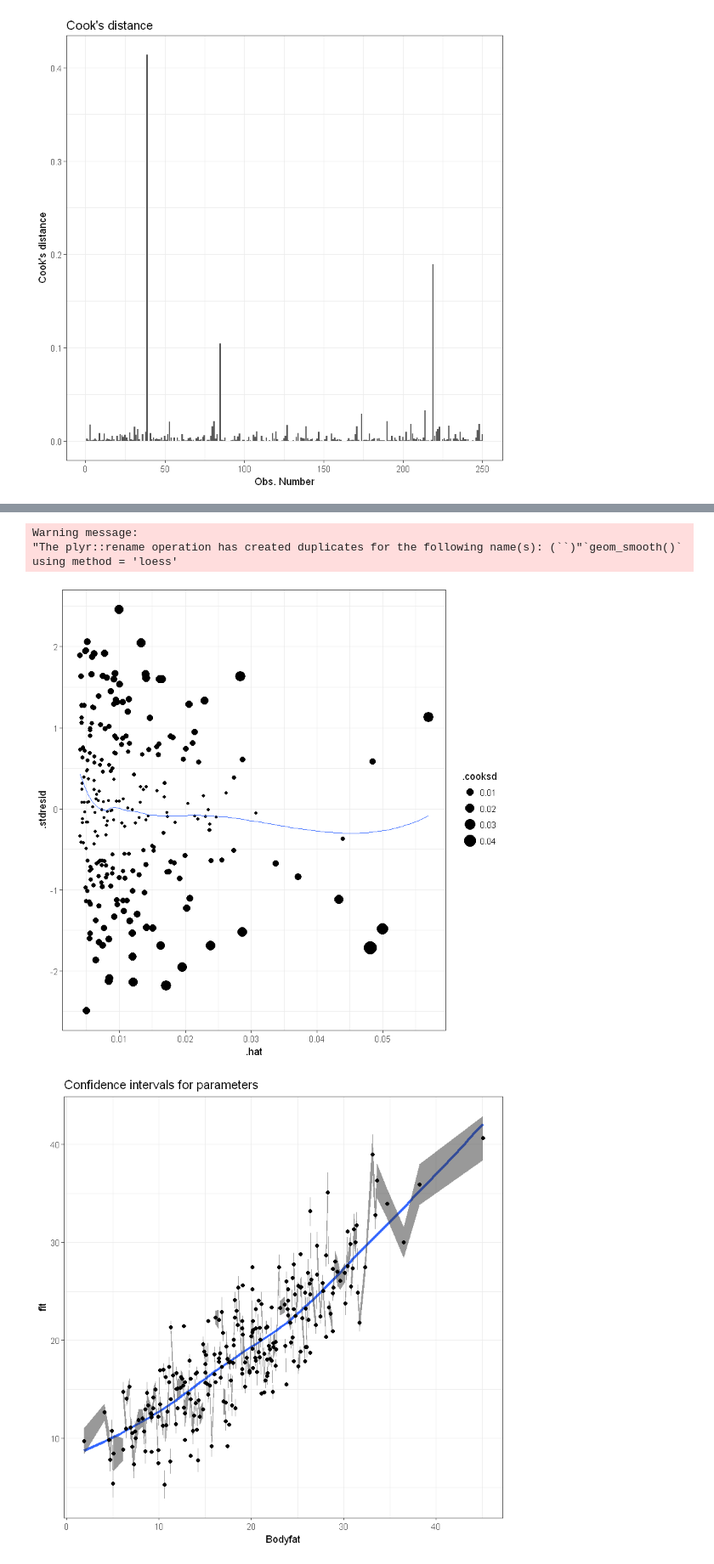
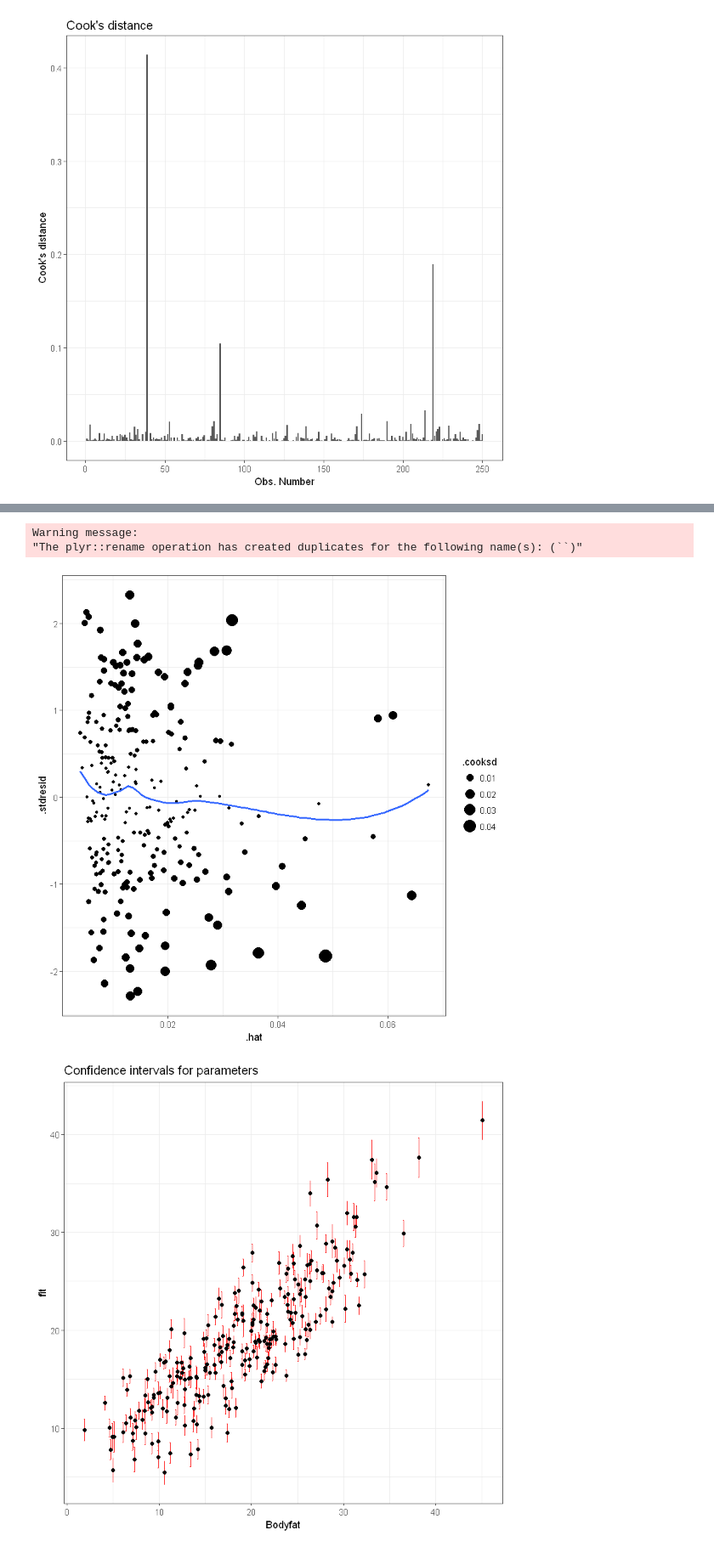
Before and after one commit to Jianghuiyu/STAT628M1, a Jupyter notebook: Stat628_Module1_done.ipynb, the cells around one changed output, grey strips where cells are left out. Shown: that part at 85% size. Saved outputs shown, nothing was run; the diff lists cells and outputs as text; code cells hidden in the pictures.

```diff
--- a/Stat628_Module1_done.ipynb
+++ b/Stat628_Module1_done.ipynb
@@ -139,12 +135,13 @@ F-statistic: 219.9 on 3 and 245 DF,  p-value: < 2.2e-16
 # %%
 #(3) then we switch to the elastic net model
-df = data_body
 alpha = 0.5#hyper-parameter
-cv1 <- cv.glmnet(x = as.matrix(df[,2:15]),y = df[,1], nfold = 5, type.measure = "deviance", alpha = 0.5)
-md1 <- glmnet(x = as.matrix(df[,2:15]),y = df[,1], lambda = cv1$lambda.1se, alpha = 0.5)
+cv1 <- cv.glmnet(x = as.matrix(data_body[,2:15]),y = data_body[,1], nfold = 5, type.measure = "deviance", alpha = 0.5)
+plot(cv1)
+
+md1 <- glmnet(x = as.matrix(data_body[,2:15]),y = data_body[,1], lambda = cv1$lambda.1se, alpha = 0.5)
 md1$beta
 alpha = 0.5
-lm = glmnet(x = as.matrix(df[,2:15]),y = df[,1],alpha = alpha,standardize = F)
+lm = glmnet(x = as.matrix(data_body[,2:15]),y = data_body[,1],alpha = alpha,standardize = F)
 plot(lm)
 # %% [output]
 14 x 1 sparse Matrix of class "dgCMatrix"
@@ -167,6 +165,6 @@ WRIST     -0.36729144
 # %%
 #pick weight and abdomen as our final variables
-lm1 = lm(BODYFAT~WEIGHT+ABDOMEN+WRIST,data = df)
+lm1 = lm(BODYFAT~WEIGHT+ABDOMEN+WRIST,data = data_body)
 vif(lm1)#acceptable
 summary(lm1)#R^2 0.72
 # %% [output]
@@ -208,16 +206,15 @@ ggplot(lm1, aes(.fitted, sqrt(abs(.stdresid)))) +
 
 ggplot(lm1, aes(.hat, .stdresid)) +
   geom_point(aes(size = .cooksd)) +
-  geom_smooth(se = FALSE, size = 0.5) + theme_bw()
+  geom_smooth(se = FALSE) + theme_bw()
 
 # Calculate the confidence interval
-predCI <- predict(lm1, interval = 'confidence', level = 0.98)
-predmatrix = data.frame(Bodyfat = df$BODYFAT,fit=predCI[,1],lwr=predCI[,2],upr=predCI[,3])
+predCI <- predict(lm1, interval = 'confidence', level = 0.95)
+predmatrix = data.frame(Bodyfat = data_body$BODYFAT,fit=predCI[,1],lwr=predCI[,2],upr=predCI[,3])
 # Plot using ggplot
-ggplot(predmatrix, aes(Bodyfat, fit,lwr,upr)) +
-  geom_smooth(mapping = aes(x = Bodyfat, y = fit),se=FALSE,cex=1.2)+ theme_bw()+
+ggplot(predmatrix, aes(Bodyfat, fit,lwr,upr)) + theme_bw()+
   ggtitle('Confidence intervals for parameters')+
-  geom_ribbon(aes(ymin=lwr, ymax=upr),alpha=0.5)+
+  geom_errorbar(aes(ymin=lwr, ymax=upr), colour="red", width=.1)+
   geom_point(data=predmatrix, aes(x = Bodyfat, y = fit))
 # %% [output]
 `geom_smooth()` using method = 'loess'
@@ -229,4 +226,4 @@ ggplot(predmatrix, aes(Bodyfat, fit,lwr,upr)) +
 Warning message:
-"The plyr::rename operation has created duplicates for the following name(s): (``)"`geom_smooth()` using method = 'loess'
+"The plyr::rename operation has created duplicates for the following name(s): (``)"
-[figure, old version]
+[figure, new version]
-[figure, old version]
+[figure, new version]
```
Also changed, not shown: parts of 7 cells of this notebook, 1 other file.
